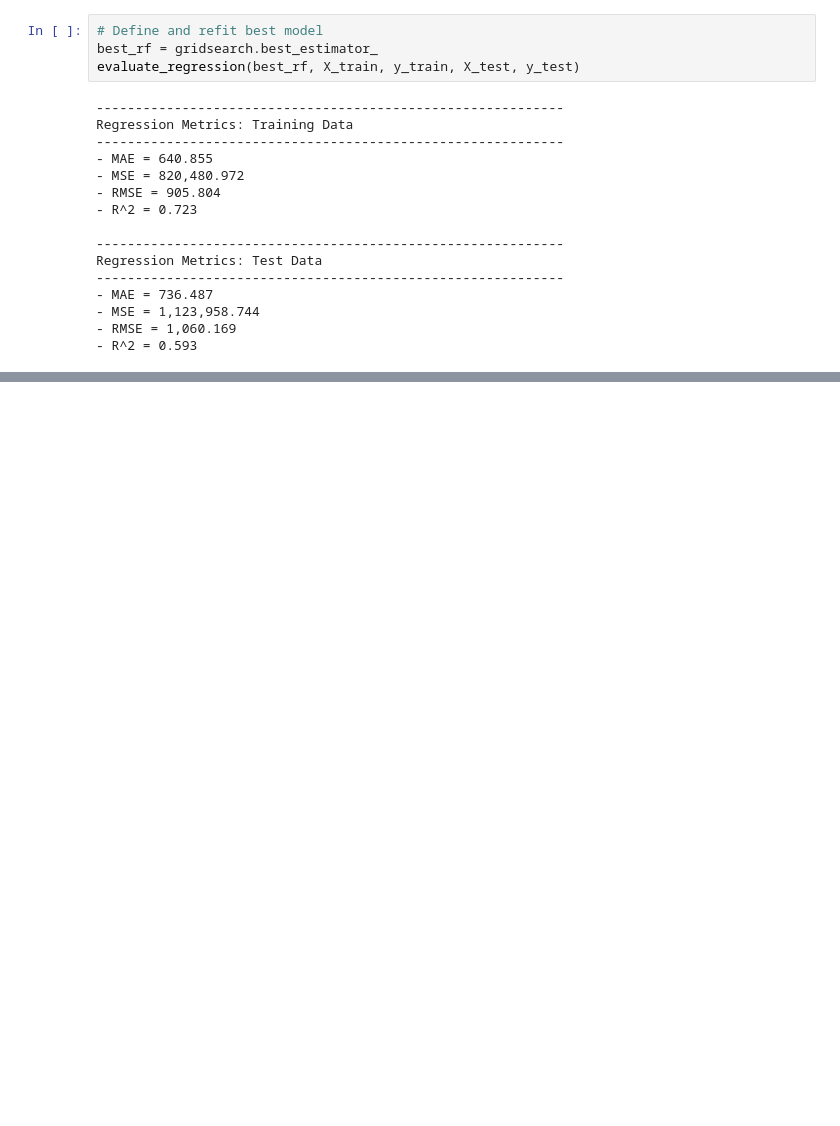
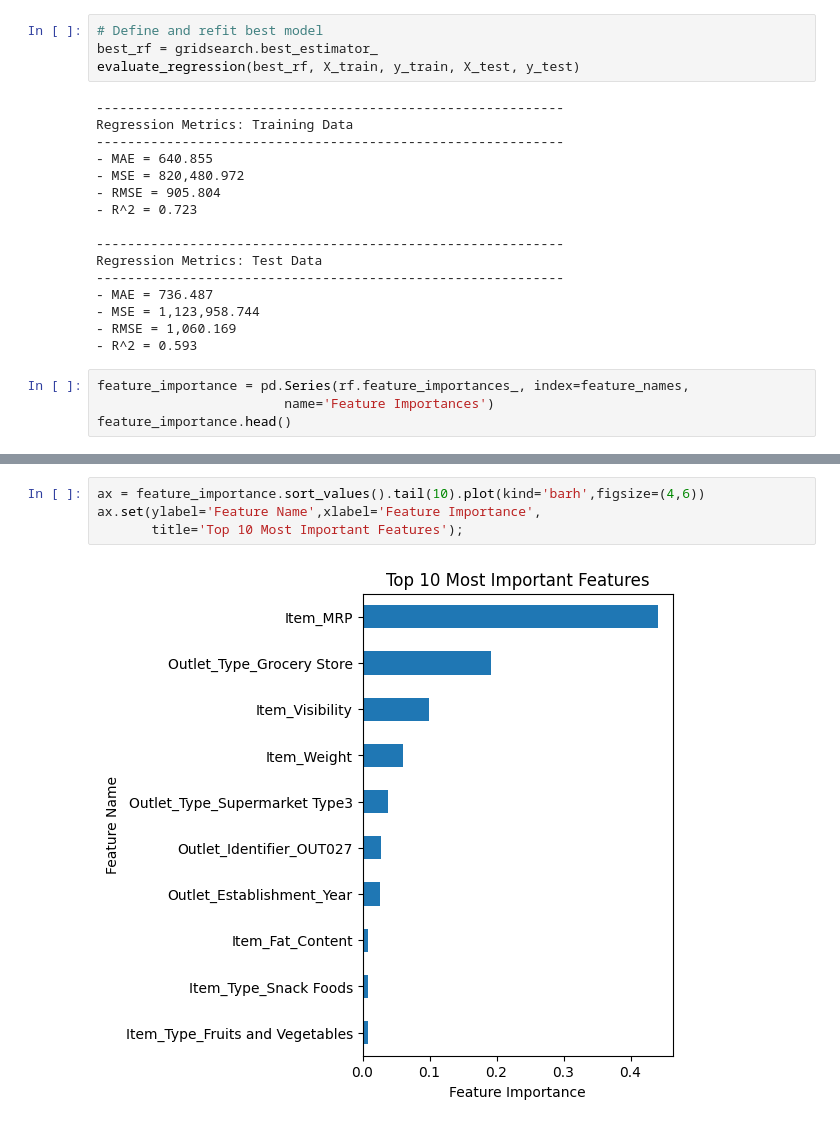
Before and after one commit to dalalyassin/Prediction-of-Product-Sales, a Jupyter notebook: Data_Cleaning.ipynb, the cells around one changed output, grey strips where cells are left out. Drawn from its saved outputs; the diff is of its cells as text; blank space fills up the shorter version.

```diff
--- a/Data_Cleaning.ipynb
+++ b/Data_Cleaning.ipynb
@@ -687,3 +758,7 @@ Regression Metrics: Test Data
 - MSE = 1,123,958.744
 - RMSE = 1,060.169
 - R^2 = 0.593
+# %%
+feature_importance = pd.Series(rf.feature_importances_, index=feature_names,
+                        name='Feature Importances')
+feature_importance.head()
@@ -689,0 +773,6 @@ Regression Metrics: Test Data
+# %%
+ax = feature_importance.sort_values().tail(10).plot(kind='barh',figsize=(4,6))
+ax.set(ylabel='Feature Name',xlabel='Feature Importance',
+       title='Top 10 Most Important Features');
+# %% [output]
+[figure, added]
```
Also changed, not shown: parts of 12 cells of this notebook.
